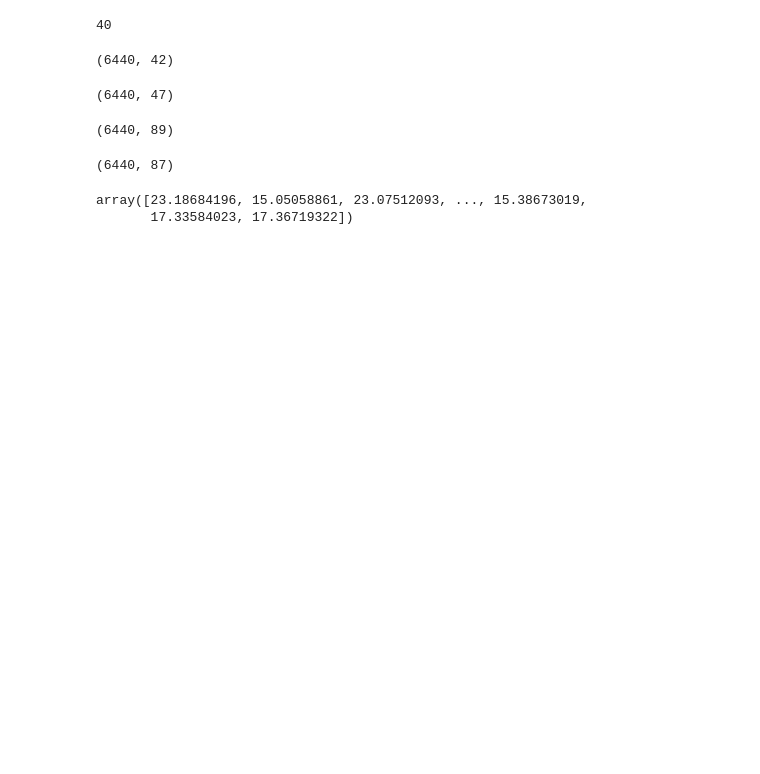
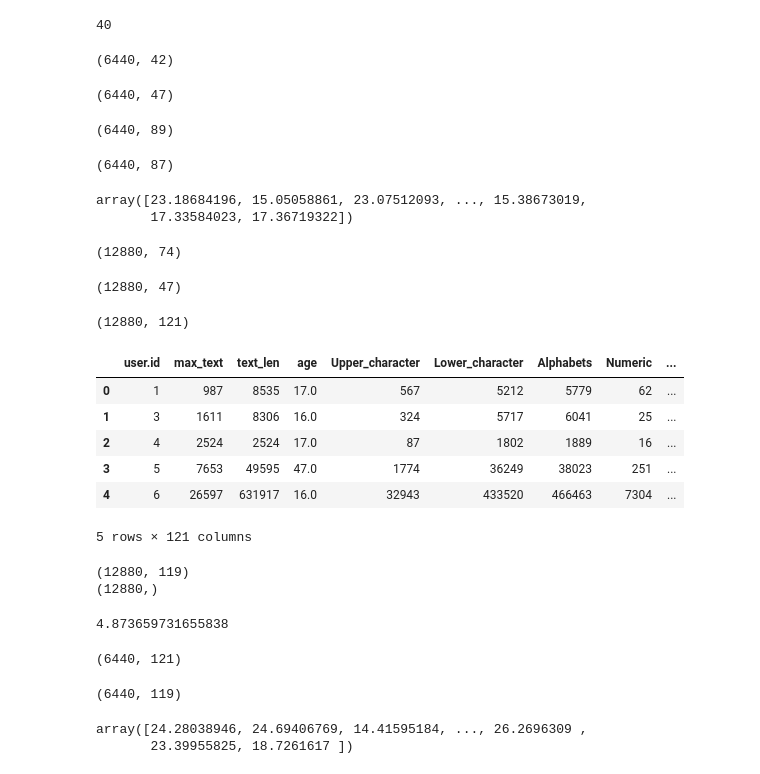
Before and after one commit to momorr317/Blogosphere_text_analytics, a Jupyter notebook: Jing/ntlk.ipynb, the cells around one changed output. Saved outputs shown, nothing was run; the diff lists cells and outputs as text; code cells hidden in the pictures; blank space fills up the shorter version.

```diff
--- a/Jing/ntlk.ipynb
+++ b/Jing/ntlk.ipynb
@@ -283,3 +287,69 @@ array([23.18684196, 15.05058861, 23.07512093, ..., 15.38673019,
+# %%
+train_one_hot = pd.read_csv('train_one_hot.csv')
+test_one_hot = pd.read_csv('test_one_hot.csv')
+# %%
+train_one_hot.shape
+# %% [output]
+(12880, 74)
+# %%
+postList = train_groupby['text'].tolist()
+vectorizer = CountVectorizer(vocabulary = words)
+matrix = vectorizer.fit_transform(postList)
+freq = matrix.todense()
+print(freq.shape)
+# %% [output]
+(12880, 47)
+# %%
+freq_df = pd.DataFrame(freq)
+freq_df['user.id'] = train_groupby['user.id'].tolist()
+new_train = pd.merge(train_one_hot, freq_df, how='left',on='user.id')
+new_train.shape
+# %% [output]
+(12880, 121)
+# %%
+new_train.head()
+# %% [output]
+|  | user.id | max_text | text_len | age | Upper_character | Lower_character | Alphabets | Numeric | ... |
+| 0 | 1 | 987 | 8535 | 17.0 | 567 | 5212 | 5779 | 62 | ... |
+| 1 | 3 | 1611 | 8306 | 16.0 | 324 | 5717 | 6041 | 25 | ... |
+| 2 | 4 | 2524 | 2524 | 17.0 | 87 | 1802 | 1889 | 16 | ... |
+| 3 | 5 | 7653 | 49595 | 47.0 | 1774 | 36249 | 38023 | 251 | ... |
+| 4 | 6 | 26597 | 631917 | 16.0 | 32943 | 433520 | 466463 | 7304 | ... |
+5 rows × 121 columns
+# %%
+new_train = new_train.drop(['user.id'], axis=1)
+X_new_train = new_train.drop('age',axis=1)
+Y_new_train = new_train['age']
+print(X_new_train.shape)
+print(Y_new_train.shape)
+# %% [output]
+(12880, 119)
+(12880,)
+# %%
+lr = LinearRegression()
+LRMd = lr.fit(X_new_train.values,Y_new_train)
+np.mean(abs(Y_new_train - LRMd.predict(X_new_train.values)))
+# %% [output]
+4.873659731655838
+# %%
+freq_df = pd.DataFrame(freq)
+freq_df['user.id'] = test_test['user.id'].tolist()
+new_test = pd.merge(test_one_hot, freq_df, how='left',on='user.id')
+new_test.shape
+# %% [output]
+(6440, 121)
+# %%
+new_test = new_test.drop(['age'], axis=1)
+print(new_test.shape)
+# %% [output]
+(6440, 119)
+# %%
+new_test.head()
+pred = LRMd.predict(new_test.values)
+pred
+# %% [output]
+array([24.28038946, 24.69406769, 14.41595184, ..., 26.2696309 ,
+       23.39955825, 18.7261617 ])
 # %%
 pred_df = pd.DataFrame({'user.id': test_groupby['user.id'].tolist(), 'age': list(pred)})
 pred_df = pred_df.loc[:,['user.id','age']]
```
Also changed, not shown: parts of 8 cells of this notebook, 2 other files.
